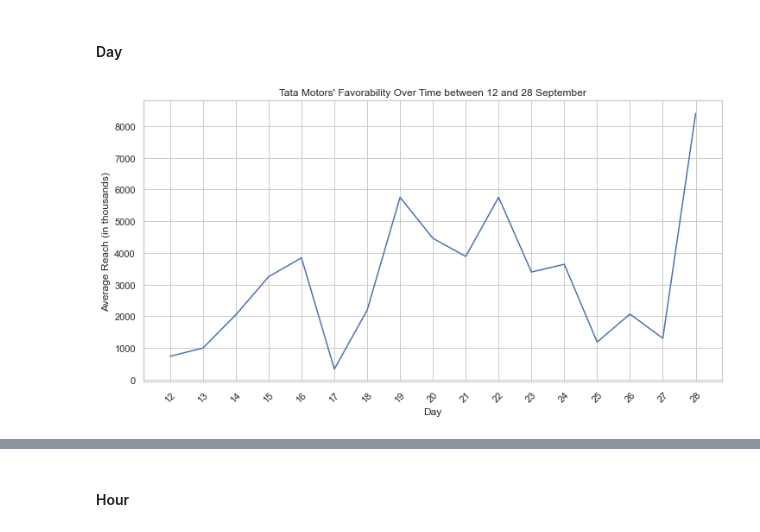
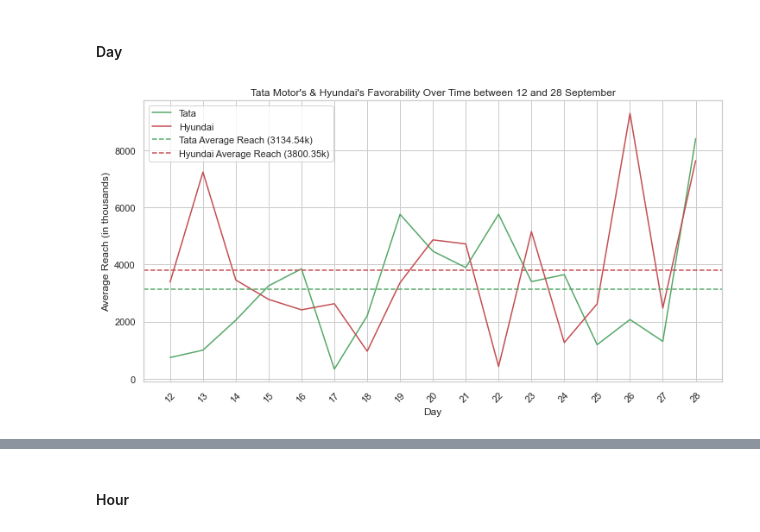
Before and after one commit to rbhattar07/Tata-Motors--Consumer-Favorability-Analysis, a Jupyter notebook: main.ipynb, the cells around one changed output, grey strips where cells are left out. Saved outputs shown, nothing was run; the diff lists cells and outputs as text; code cells hidden in the pictures.

```diff
--- a/main.ipynb
+++ b/main.ipynb
@@ -679,24 +671,35 @@ See the caveats in the documentation: https://pandas.pydata.org/pandas-docs/stab
 #### Day
 # %%
 # Favorability on a daily basis:
-daily_favorability = tata_data.groupby('day')['Reach'].mean().reset_index()
+daily_favorability_tata = tata_data.groupby('day')['Reach'].mean().reset_index()
+daily_favorability_hyundai = hyundai_data.groupby('day')['Reach'].mean().reset_index()
 
-daily_favorability['Reach'] = daily_favorability['Reach'] / 1000
+daily_favorability_tata['Reach'] = daily_favorability_tata['Reach'] / 1000
+daily_favorability_hyundai['Reach'] = daily_favorability_hyundai['Reach'] / 1000
 
 sns.set(style="whitegrid")
 plt.figure(figsize=(12, 6))
-sns.lineplot(x='day', y='Reach', data=daily_favorability, color='b', markers=True, dashes=False)
+
+sns.lineplot(x='day', y='Reach', data=daily_favorability_tata, color='g', markers=True, dashes=False, label='Tata')
+sns.lineplot(x='day', y='Reach', data=daily_favorability_hyundai, color='r', markers=True, dashes=True, label='Hyundai')
+
+average_tata = daily_favorability_tata['Reach'].mean()
+average_hyundai = daily_favorability_hyundai['Reach'].mean()
+plt.axhline(average_tata, color='g', linestyle='--', label=f'Tata Average Reach ({average_tata:.2f}k)')
+plt.axhline(average_hyundai, color='r', linestyle='--', label=f'Hyundai Average Reach ({average_hyundai:.2f}k)')
 
 min_day = df['day'].min()
 max_day = df['day'].max()
 days_range = range(min_day, max_day + 1)
 plt.xticks(days_range, rotation=45)
 
 date_range = f"{min_day} and {max_day} September"
-plt.title(f"Tata Motors' Favorability Over Time between {date_range}")
+plt.title(f"Tata Motor's & Hyundai's Favorability Over Time between {date_range}")
 plt.xlabel("Day")
 plt.ylabel("Average Reach (in thousands)")
 
+plt.legend()
+
 plt.show()
 # %% [output]
-[figure, old version]
+[figure, new version]
```
Also changed, not shown: parts of 15 cells of this notebook.
